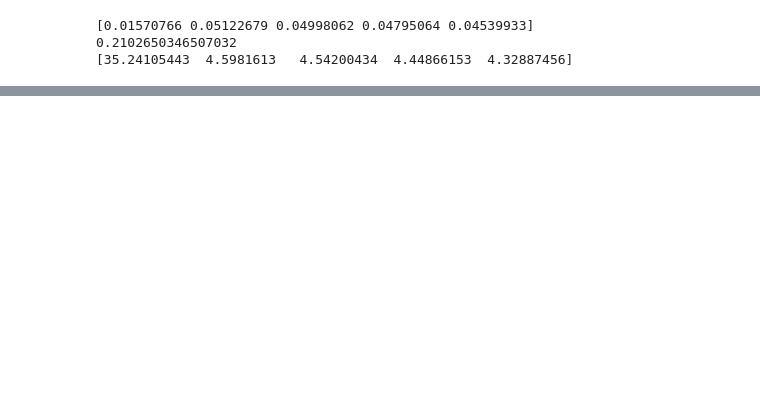
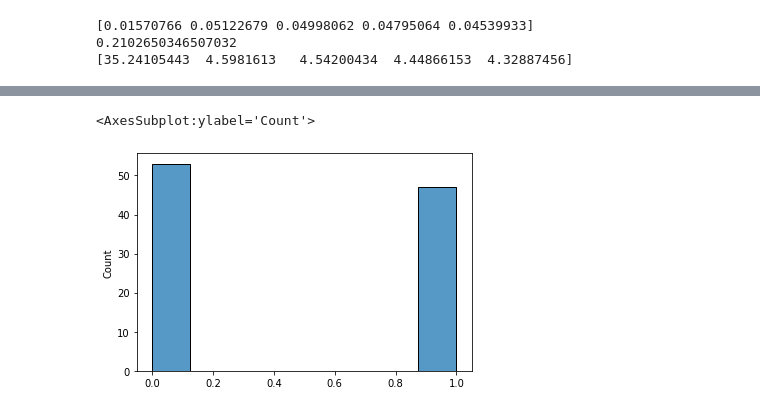
Before and after one commit to lucasgsfelix/Conceitos-Matem-ticos-para-Data-Science, a Jupyter notebook: Curso - Matemática para data science.ipynb, the cells around one changed output, grey strips where cells are left out. Cells and saved outputs as stored; diff of their text form; code cells hidden in the pictures; blank space fills up the shorter version.

```diff
--- a/Curso - Matemática para data science.ipynb
+++ b/Curso - Matemática para data science.ipynb
@@ -934,0 +1160,10 @@ Em conclusão, com intervalo de confiança de 95% a média populacional está en
+# %%
+def probabilidade_normal_discreta(amount_iterations=100):
+
+    probabilities = []
+
+    for _ in range(0, amount_iterations):
+
+        probabilities.append(np.random.randint(0, 2))
+
+    return probabilities
@@ -934,0 +1186,5 @@ Em conclusão, com intervalo de confiança de 95% a média populacional está en
+# %%
+sns.histplot(probabilidade_normal_discreta())
+# %% [output]
+<AxesSubplot:ylabel='Count'>
+[figure, added]
```
Also changed, not shown: parts of 27 cells of this notebook, 1 other file.
